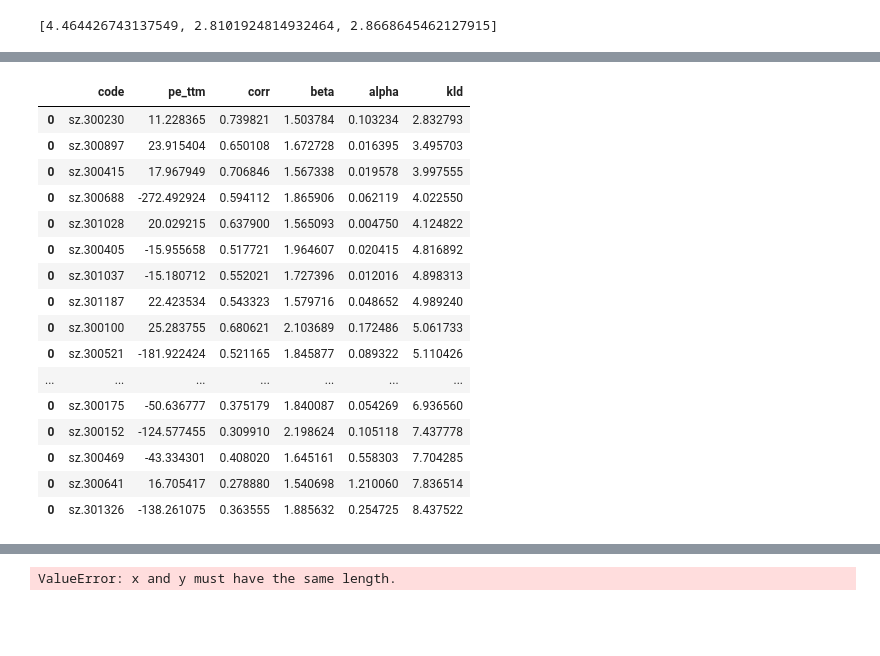
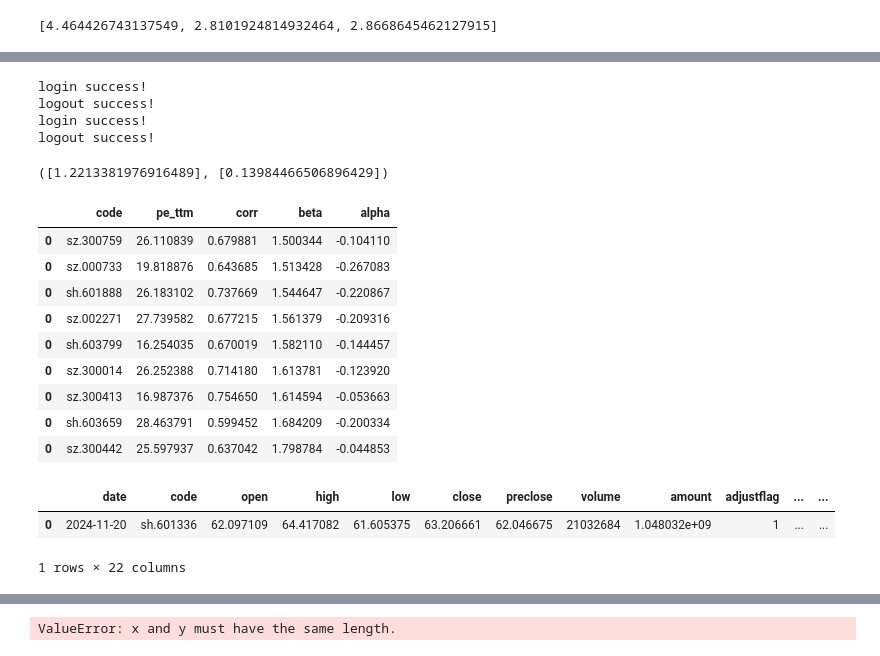
Before and after one commit to lostlau/quant_research, a Jupyter notebook: get_pe.ipynb, the cells around one changed output, grey strips where cells are left out. Cells and saved outputs as stored; diff of their text form; code cells hidden in the pictures; blank space fills up the shorter version.

```diff
--- a/get_pe.ipynb
+++ b/get_pe.ipynb
@@ -204,17 +147,19 @@ login success!
 logout success!
 [4.464426743137549, 2.8101924814932464, 2.8668645462127915]
 # %%
-watch_date = '2024-11-20'
+watch_date = '2024-11-27'
 stt_date = '2024-01-01'
 end_date = watch_date
 
 # 创业板
-stock_list = get_index_components()
+# stock_list = get_index_components()
+stock_list = get_csindex_components()
+# stock_list = get_csindex_components('000300')
 # stock_list = ['sz.000001','sz.000002']
 df_res = get_history_k(stock_list, watch_date, watch_date)
 df_res['corr'] = get_corr(stock_list, stt_date, end_date)
 df_res[['beta','alpha']] = np.transpose(get_slope(stock_list, stt_date, end_date))
-df_res['kld'] = get_kld(stock_list, stt_date, end_date)
+# df_res['kld'] = get_kld(stock_list, stt_date, end_date)
 
 df_res
 # %% [output]
@@ -238,21 +169,28 @@ logout success!
+# %%
+get_slope(['sz.300413'],'2024-07-01', '2024-11-27',anomaly_q=0.9,min_samples=42)
+# %% [output]
+login success!
+logout success!
+login success!
+logout success!
+([1.2213381976916489], [0.13984466506896429])
 # %%
-df_res[['code','pe_ttm','corr','beta','alpha','kld']].query("pe_ttm<30 and beta>1.5 and alpha>0 and kld!=9999").sort_values('kld')
+df_res[['code','pe_ttm','corr','beta','alpha']].query("pe_ttm>0 and pe_ttm<30 and beta>1.5").sort_values('beta')
 # %% [output]
-|  | code | pe_ttm | corr | beta | alpha | kld |
-| 0 | sz.300230 | 11.228365 | 0.739821 | 1.503784 | 0.103234 | 2.832793 |
-| 0 | sz.300897 | 23.915404 | 0.650108 | 1.672728 | 0.016395 | 3.495703 |
-| 0 | sz.300415 | 17.967949 | 0.706846 | 1.567338 | 0.019578 | 3.997555 |
-| 0 | sz.300688 | -272.492924 | 0.594112 | 1.865906 | 0.062119 | 4.022550 |
-| 0 | sz.301028 | 20.029215 | 0.637900 | 1.565093 | 0.004750 | 4.124822 |
-| 0 | sz.300405 | -15.955658 | 0.517721 | 1.964607 | 0.020415 | 4.816892 |
-| 0 | sz.301037 | -15.180712 | 0.552021 | 1.727396 | 0.012016 | 4.898313 |
-| 0 | sz.301187 | 22.423534 | 0.543323 | 1.579716 | 0.048652 | 4.989240 |
-| 0 | sz.300100 | 25.283755 | 0.680621 | 2.103689 | 0.172486 | 5.061733 |
-| 0 | sz.300521 | -181.922424 | 0.521165 | 1.845877 | 0.089322 | 5.110426 |
-| ... | ... | ... | ... | ... | ... | ... |
-| 0 | sz.300175 | -50.636777 | 0.375179 | 1.840087 | 0.054269 | 6.936560 |
-| 0 | sz.300152 | -124.577455 | 0.309910 | 2.198624 | 0.105118 | 7.437778 |
-| 0 | sz.300469 | -43.334301 | 0.408020 | 1.645161 | 0.558303 | 7.704285 |
-| 0 | sz.300641 | 16.705417 | 0.278880 | 1.540698 | 1.210060 | 7.836514 |
-| 0 | sz.301326 | -138.261075 | 0.363555 | 1.885632 | 0.254725 | 8.437522 |
+|  | code | pe_ttm | corr | beta | alpha |
+| 0 | sz.300759 | 26.110839 | 0.679881 | 1.500344 | -0.104110 |
+| 0 | sz.000733 | 19.818876 | 0.643685 | 1.513428 | -0.267083 |
+| 0 | sh.601888 | 26.183102 | 0.737669 | 1.544647 | -0.220867 |
+| 0 | sz.002271 | 27.739582 | 0.677215 | 1.561379 | -0.209316 |
+| 0 | sh.603799 | 16.254035 | 0.670019 | 1.582110 | -0.144457 |
+| 0 | sz.300014 | 26.252388 | 0.714180 | 1.613781 | -0.123920 |
+| 0 | sz.300413 | 16.987376 | 0.754650 | 1.614594 | -0.053663 |
+| 0 | sh.603659 | 28.463791 | 0.599452 | 1.684209 | -0.200334 |
+| 0 | sz.300442 | 25.597937 | 0.637042 | 1.798784 | -0.044853 |
+# %%
+df_res[df_res['code']=='sh.601336']
+# %% [output]
+|  | date | code | open | high | low | close | preclose | volume | amount | adjustflag | ... | ... |
+| 0 | 2024-11-20 | sh.601336 | 62.097109 | 64.417082 | 61.605375 | 63.206661 | 62.046675 | 21032684 | 1.048032e+09 | 1 | ... | ... |
+1 rows × 22 columns
 # %%
```
Also changed, not shown: parts of 6 cells of this notebook.
